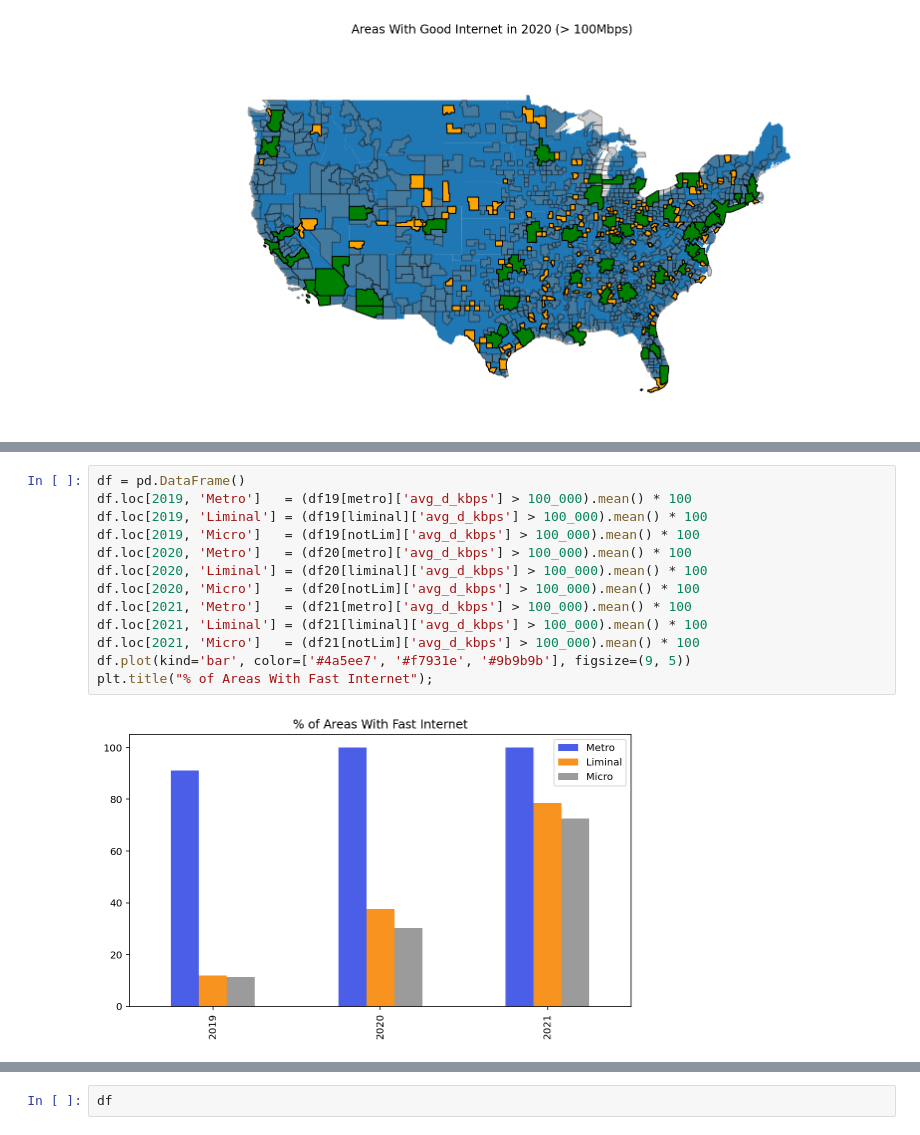
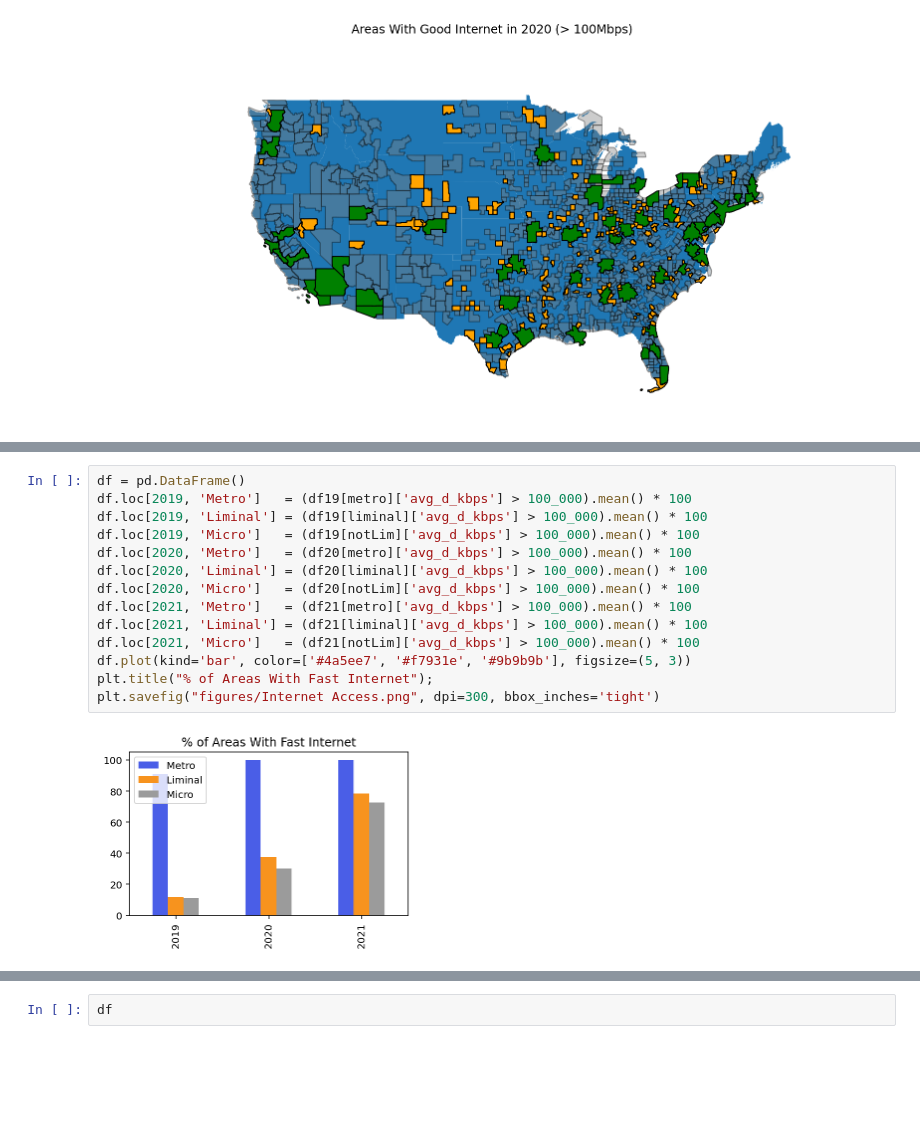
Before and after one commit to ElliottGAbel/Liminal_Cities, a Jupyter notebook: internet analysis.ipynb, the cells around one changed output, grey strips where cells are left out. Saved outputs shown, nothing was run; the diff lists cells and outputs as text; blank space fills up the shorter version.

```diff
--- a/internet analysis.ipynb
+++ b/internet analysis.ipynb
@@ -68,15 +60,16 @@ plt.title("Areas With Good Internet in 2021 (> 100Mbps)");
 # %%
 df = pd.DataFrame()
 df.loc[2019, 'Metro']   = (df19[metro]['avg_d_kbps'] > 100_000).mean() * 100
 df.loc[2019, 'Liminal'] = (df19[liminal]['avg_d_kbps'] > 100_000).mean() * 100
 df.loc[2019, 'Micro']   = (df19[notLim]['avg_d_kbps'] > 100_000).mean() * 100
 df.loc[2020, 'Metro']   = (df20[metro]['avg_d_kbps'] > 100_000).mean() * 100
 df.loc[2020, 'Liminal'] = (df20[liminal]['avg_d_kbps'] > 100_000).mean() * 100
 df.loc[2020, 'Micro']   = (df20[notLim]['avg_d_kbps'] > 100_000).mean() * 100
 df.loc[2021, 'Metro']   = (df21[metro]['avg_d_kbps'] > 100_000).mean() * 100
 df.loc[2021, 'Liminal'] = (df21[liminal]['avg_d_kbps'] > 100_000).mean() * 100
 df.loc[2021, 'Micro']   = (df21[notLim]['avg_d_kbps'] > 100_000).mean() * 100
-df.plot(kind='bar', color=['#4a5ee7', '#f7931e', '#9b9b9b'], figsize=(9, 5))
+df.plot(kind='bar', color=['#4a5ee7', '#f7931e', '#9b9b9b'], figsize=(5, 3))
 plt.title("% of Areas With Fast Internet");
+plt.savefig("figures/Internet Access.png", dpi=300, bbox_inches='tight')
 # %% [output]
-[figure, old version]
+[figure, new version]
```
Also changed, not shown: parts of 5 cells of this notebook, 18 other files.
